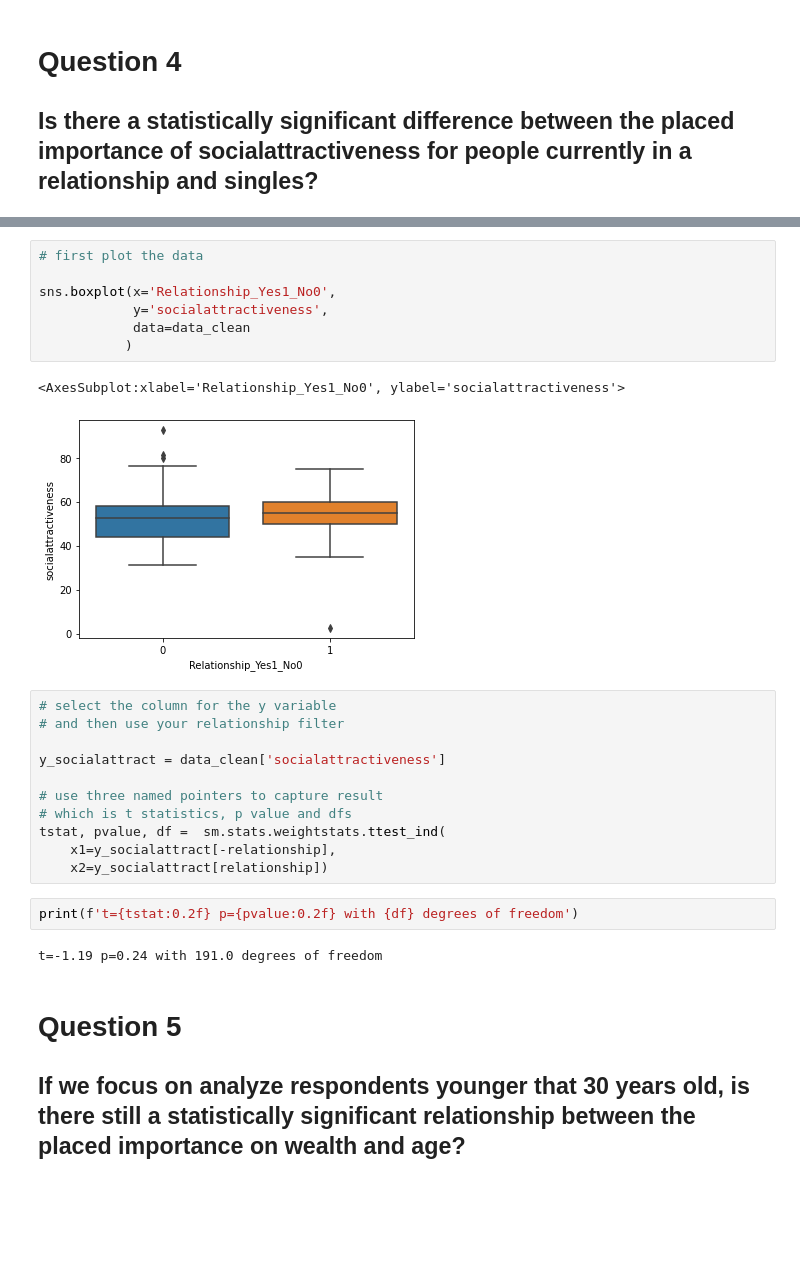
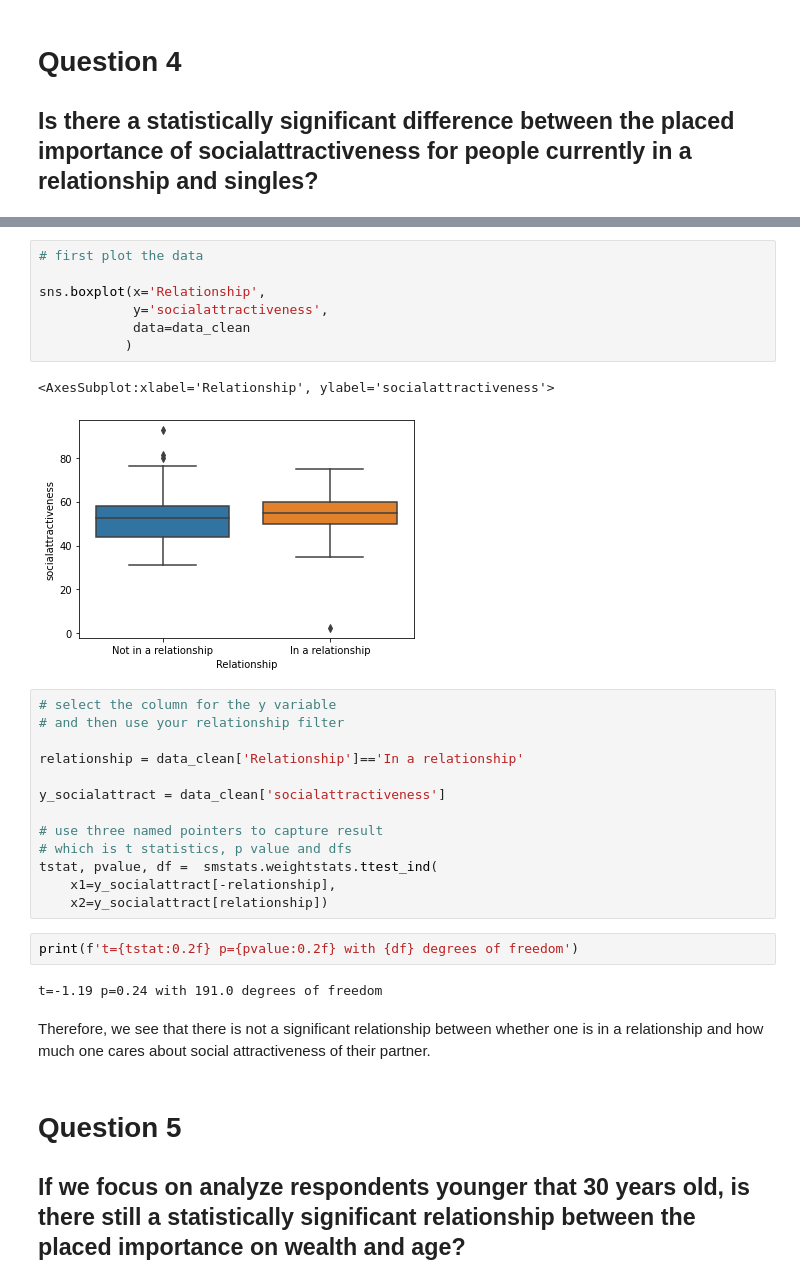
Before and after one commit to mbod/comm318_F21_Project_Group4, a Jupyter notebook: data_analysis/Data Analysis Part 2 (Ce Liu).ipynb, the cells around one changed output, grey strips where cells are left out. Cells and saved outputs as stored; diff of their text form; blank space fills up the shorter version.

Commit message:
update to data_analysis notebooks

```diff
--- a/data_analysis/Data Analysis Part 2 (Ce Liu).ipynb
+++ b/data_analysis/Data Analysis Part 2 (Ce Liu).ipynb
@@ -213,28 +151,32 @@ Therefore, we fail to reject the null hypothesis that the two population means a
 # %%
 # first plot the data
 
-sns.boxplot(x='Relationship_Yes1_No0',
+sns.boxplot(x='Relationship',
             y='socialattractiveness',
             data=data_clean
            )
 # %% [output]
-<AxesSubplot:xlabel='Relationship_Yes1_No0', ylabel='socialattractiveness'>
+<AxesSubplot:xlabel='Relationship', ylabel='socialattractiveness'>
-[figure, old version]
+[figure, new version]
 # %%
 # select the column for the y variable
 # and then use your relationship filter
+
+relationship = data_clean['Relationship']=='In a relationship'
 
 y_socialattract = data_clean['socialattractiveness']
 
 # use three named pointers to capture result
 # which is t statistics, p value and dfs
-tstat, pvalue, df =  sm.stats.weightstats.ttest_ind(
+tstat, pvalue, df =  smstats.weightstats.ttest_ind(
     x1=y_socialattract[-relationship],
     x2=y_socialattract[relationship])
 # %%
 print(f't={tstat:0.2f} p={pvalue:0.2f} with {df} degrees of freedom')
 # %% [output]
 t=-1.19 p=0.24 with 191.0 degrees of freedom
+# %% [markdown]
+Therefore, we see that there is not a significant relationship between whether one is in a relationship and how much one cares about social attractiveness of their partner.
 # %% [markdown]
 # Question 5
 ## If we focus on analyze respondents younger that 30 years old, is there still a statistically significant relationship between the placed importance on wealth and age?
```
Also changed, not shown: parts of 51 cells of this notebook, 6 other files.
